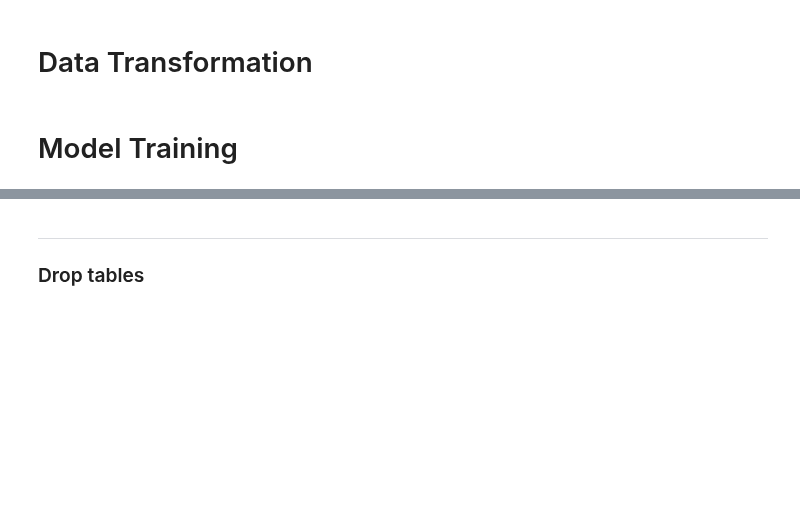
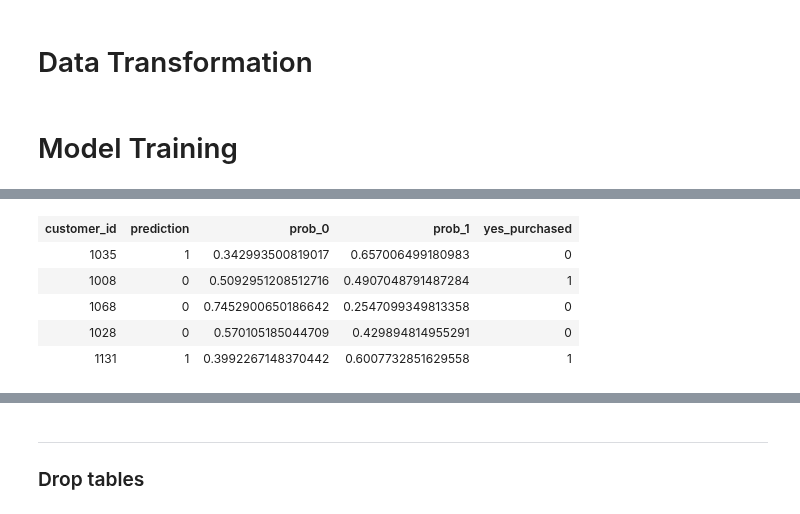
Before and after one commit to Teradata/jupyter-demos, a Jupyter notebook: UseCases/Dell_Innovation_Day/GLM_Classification.ipynb, the cells around one changed output, grey strips where cells are left out. Drawn from its saved outputs; the diff is of its cells as text; code cells hidden in the pictures; blank space fills up the shorter version.

```diff
--- a/UseCases/Dell_Innovation_Day/GLM_Classification.ipynb
+++ b/UseCases/Dell_Innovation_Day/GLM_Classification.ipynb
@@ -666,12 +698,21 @@ display(HTML(html_content))
 # %%
 glm_prediction = glm_model.predict(
     newdata = df_test,
     id_column = 'customer_id',
     accumulate = 'yes_purchased',
     output_prob = True,
     output_responses = ['0', '1']
 )
 
 out = glm_prediction.result.assign(prediction = glm_prediction.result.prediction.cast(type_ = BYTEINT))
 out = out.assign(prediction = out.prediction.cast(type_ = VARCHAR(2)))
 out = out.assign(purchased = out.yes_purchased.cast(type_ = VARCHAR(2)))
+out = out.drop(["purchased"], axis = 1)
+out
+# %% [output]
+| customer_id | prediction | prob_0 | prob_1 | yes_purchased |
+| 1035 | 1 | 0.342993500819017 | 0.657006499180983 | 0 |
+| 1008 | 0 | 0.5092951208512716 | 0.4907048791487284 | 1 |
+| 1068 | 0 | 0.7452900650186642 | 0.2547099349813358 | 0 |
+| 1028 | 0 | 0.570105185044709 | 0.429894814955291 | 0 |
+| 1131 | 1 | 0.3992267148370442 | 0.6007732851629558 | 1 |
```
Also changed, not shown: parts of 30 cells of this notebook, 1 other file.
